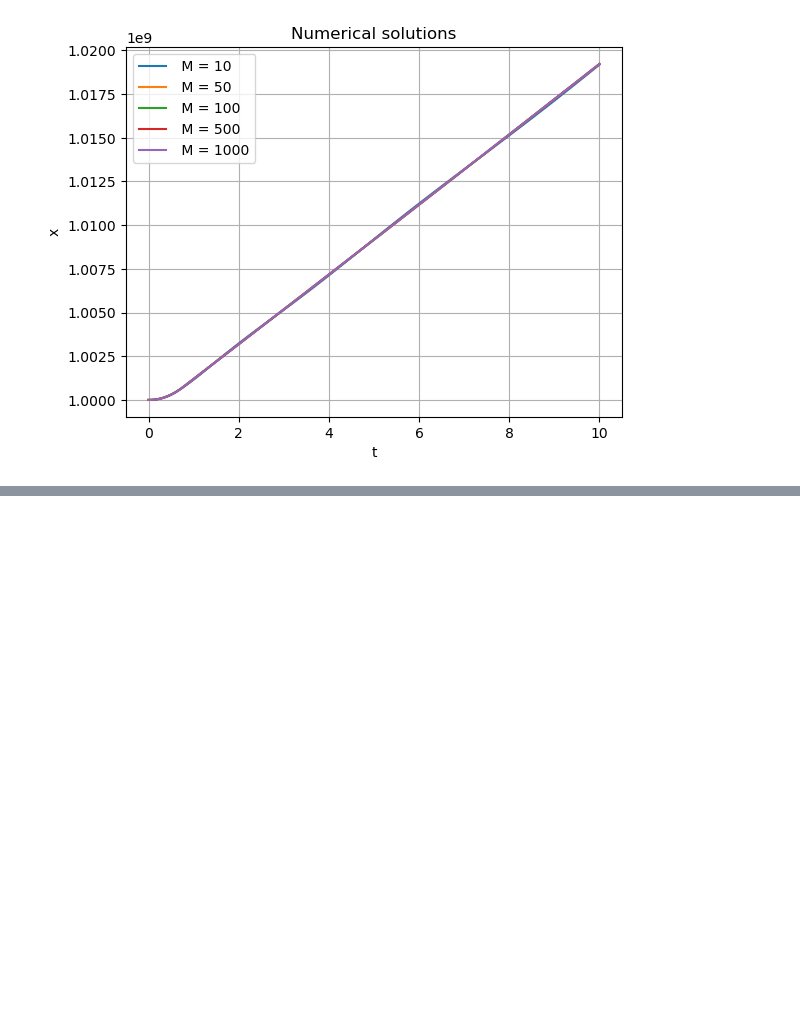
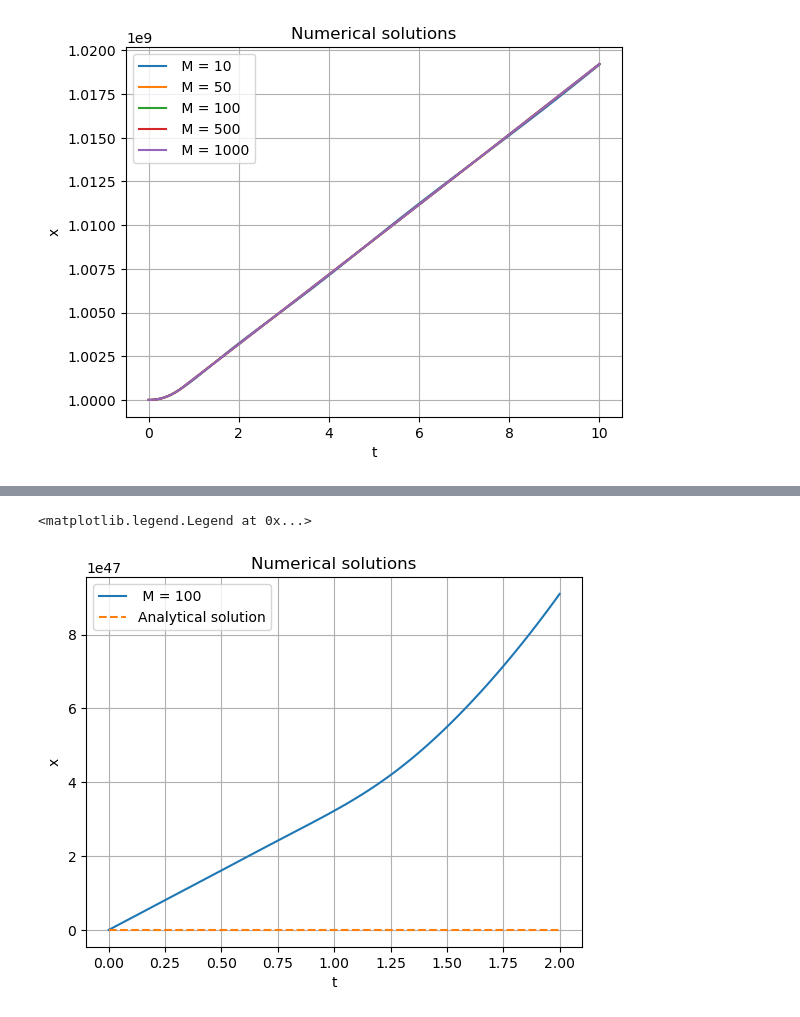
Before and after one commit to andreasaqp/DDDEs, a Jupyter notebook: simulationLaguerre.ipynb, the cells around one changed output, grey strips where cells are left out. Saved outputs shown, nothing was run; the diff lists cells and outputs as text; code cells hidden in the pictures; blank space fills up the shorter version.

```diff
--- a/simulationLaguerre.ipynb
+++ b/simulationLaguerre.ipynb
@@ -355,0 +419,27 @@ for M in [10,50,100,500,1000]:
+# %%
+from SimulateCodeV3 import*
+import numpy as np
+
+alpha = 1/4
+beta = 1/2
+t_span = (0.0, 2.0) # Simulation window
+x0 = 1
+M = 100
+y0 = np.zeros(M+3) # Initial conditions
+y0[0] = x0
+y0[1] = x0
+for i in range(2,M+3):
+    y0[i] = InitialCondition(x0, i-2 ,alpha,beta)
+f = lambda x,z,t : z
+K = 1
+
+t = np.linspace(0,2,100)
+anal = np.zeros(100)
+anal[0:50] = 1 + t[0:50]
+anal[50:100] = 1/2*t[50:100]**2 + 3/2
+t, x2 = simulate(alpha,beta,M,t_span,y0,K,f, discrete_tau= True,plot_approx=false)
+plt.plot(t,anal,"--", label = "Analytical solution")
+plt.legend()
+# %% [output]
+<matplotlib.legend.Legend at 0x...>
+[figure, added]
```
Also changed, not shown: parts of 16 cells of this notebook, 3 other files.
